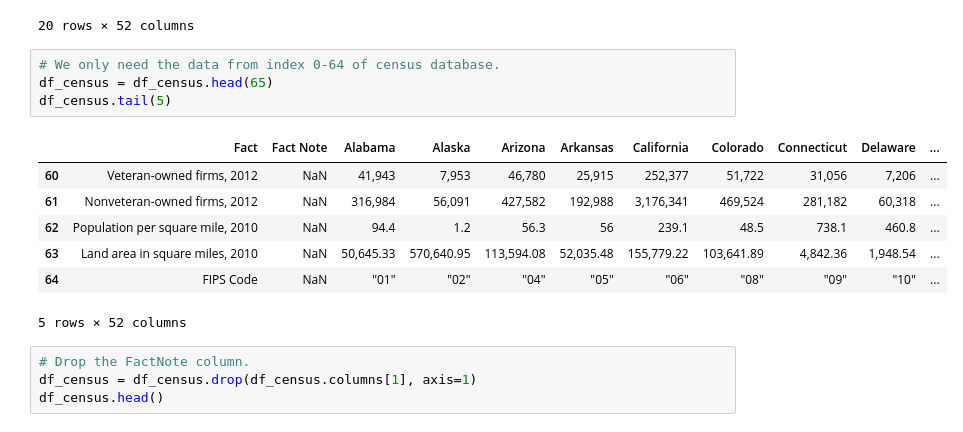
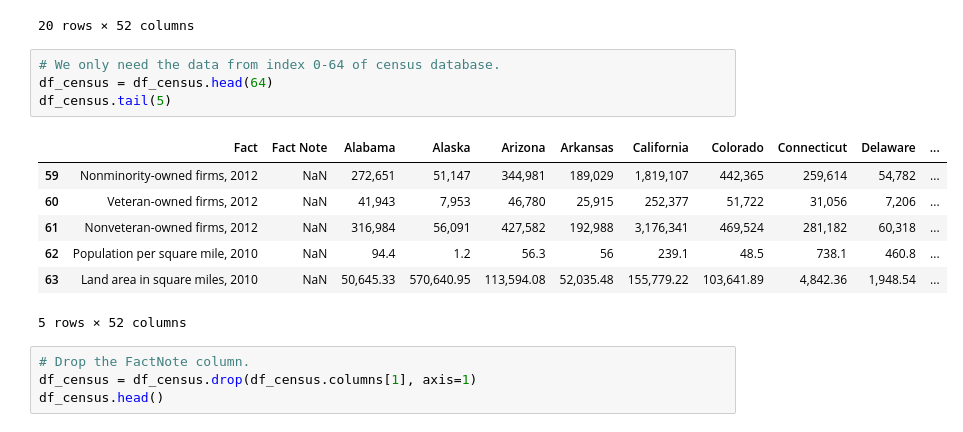
Before and after one commit to VentoTran/Udacity_DataAnalyst_Project_01_FBI_GUN_DATA, a Jupyter notebook: Investigate_a_Dataset.ipynb, the cells around one changed output. Drawn from its saved outputs; the diff is of its cells as text.

```diff
--- a/Investigate_a_Dataset.ipynb
+++ b/Investigate_a_Dataset.ipynb
@@ -141,15 +145,15 @@ df_census[df_census['Alabama'].isna()]
 20 rows × 52 columns
 # %%
 # We only need the data from index 0-64 of census database.
-df_census = df_census.head(65)
+df_census = df_census.head(64)
 df_census.tail(5)
 # %% [output]
 |  | Fact | Fact Note | Alabama | Alaska | Arizona | Arkansas | California | Colorado | Connecticut | Delaware | ... |
+| 59 | Nonminority-owned firms, 2012 | NaN | 272,651 | 51,147 | 344,981 | 189,029 | 1,819,107 | 442,365 | 259,614 | 54,782 | ... |
 | 60 | Veteran-owned firms, 2012 | NaN | 41,943 | 7,953 | 46,780 | 25,915 | 252,377 | 51,722 | 31,056 | 7,206 | ... |
 | 61 | Nonveteran-owned firms, 2012 | NaN | 316,984 | 56,091 | 427,582 | 192,988 | 3,176,341 | 469,524 | 281,182 | 60,318 | ... |
 | 62 | Population per square mile, 2010 | NaN | 94.4 | 1.2 | 56.3 | 56 | 239.1 | 48.5 | 738.1 | 460.8 | ... |
 | 63 | Land area in square miles, 2010 | NaN | 50,645.33 | 570,640.95 | 113,594.08 | 52,035.48 | 155,779.22 | 103,641.89 | 4,842.36 | 1,948.54 | ... |
-| 64 | FIPS Code | NaN | "01" | "02" | "04" | "05" | "06" | "08" | "09" | "10" | ... |
 5 rows × 52 columns
 # %%
 # Drop the FactNote column.
```
Also changed, not shown: parts of 36 cells of this notebook, 3 other files.
